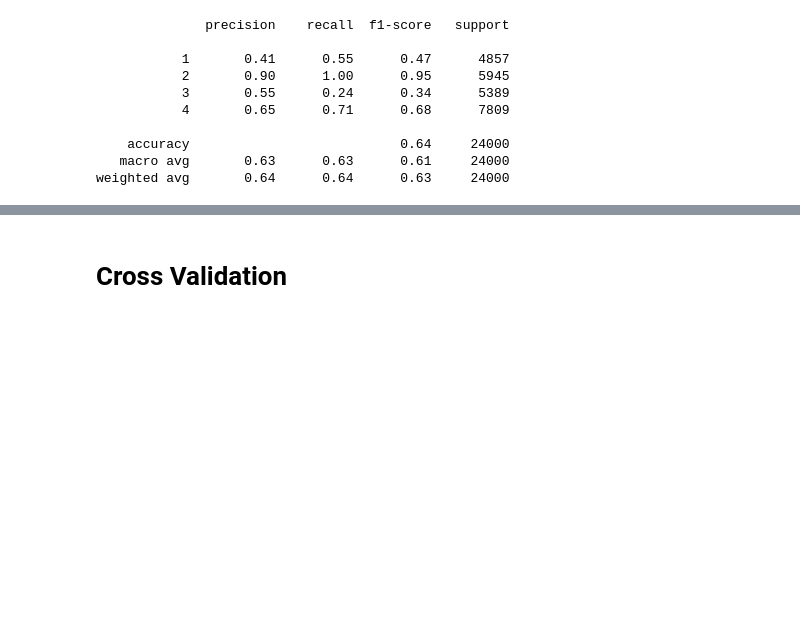
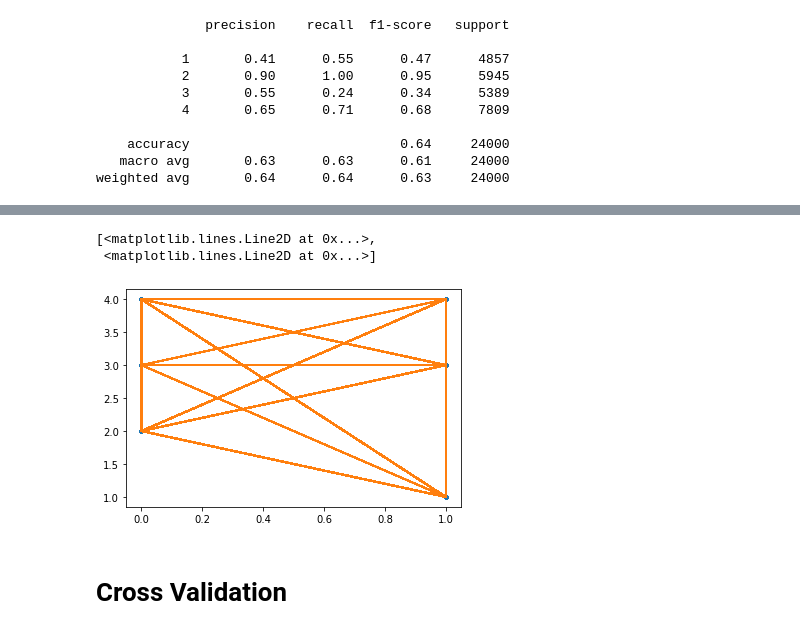
Before and after one commit to Sugithadev/Course1Task2, a Jupyter notebook: Course 1 Task 2 - Sugi .ipynb, the cells around one changed output, grey strips where cells are left out. Saved outputs shown, nothing was run; the diff lists cells and outputs as text; code cells hidden in the pictures; blank space fills up the shorter version.

```diff
--- a/Course 1 Task 2 - Sugi .ipynb
+++ b/Course 1 Task 2 - Sugi .ipynb
@@ -381,3 +399,9 @@ weighted avg       0.64      0.64      0.63     24000
+# %%
+plt.plot(M_test['in-store'],n_test,'.',M_test['in-store'],dtcmodel.predict(M_test),'-')
+# %% [output]
+[<matplotlib.lines.Line2D at 0x...>,
+ <matplotlib.lines.Line2D at 0x...>]
+[figure, added]
 # %% [markdown]
 # Cross Validation
 # %%
```
Also changed, not shown: parts of 33 cells of this notebook.
